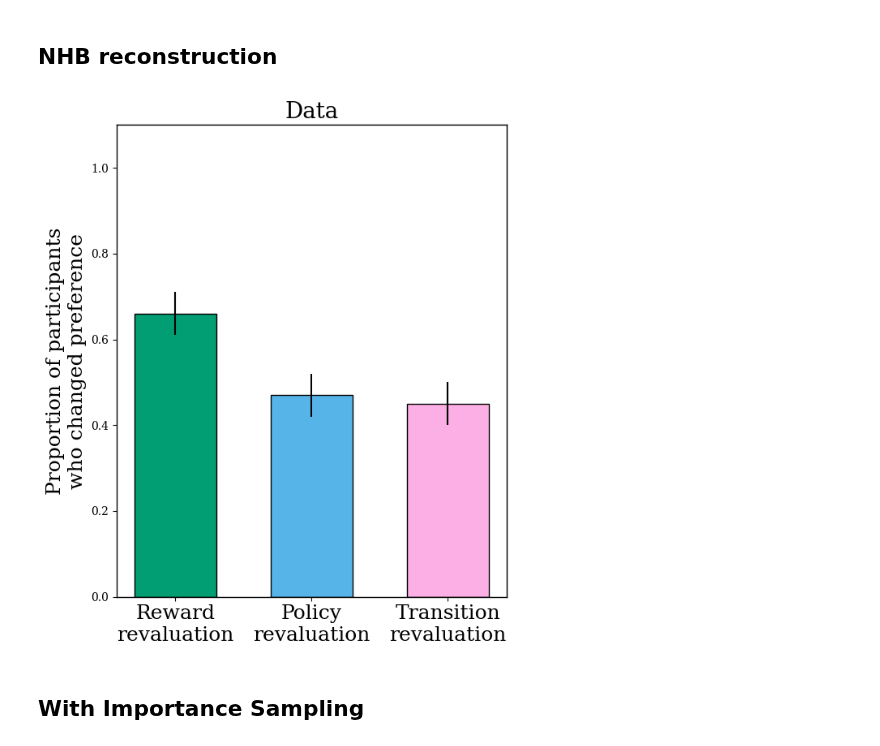
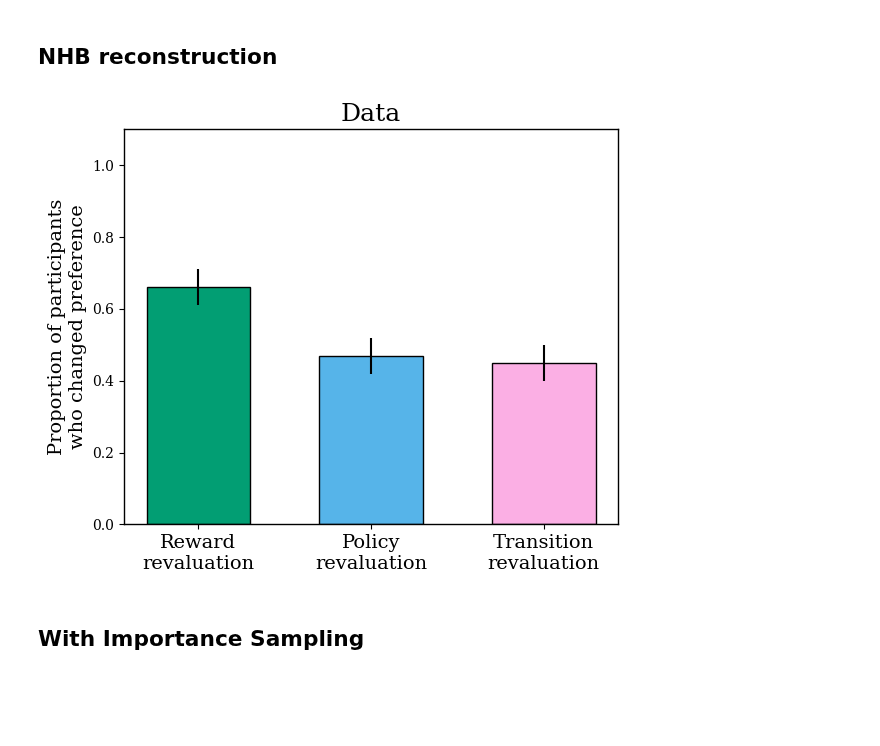
Before and after one commit to ArminBaz/SR-IS, a Jupyter notebook: src/reval_nhb.ipynb, the cells around one changed output. Saved outputs shown, nothing was run; the diff lists cells and outputs as text; code cells hidden in the pictures; blank space fills up the shorter version.

Commit message:
updated plots

```diff
--- a/src/reval_nhb.ipynb
+++ b/src/reval_nhb.ipynb
@@ -576,7 +576,7 @@ def create_bar_plot(means, colors, ylabel, xlabels, std=None, title=None, save_p
     plt.rcParams['font.family'] = 'serif'
 
     # Create the plot
-    fig, ax = plt.subplots(figsize=(6, 7))
+    fig, ax = plt.subplots(figsize=(6, 5))
     x = np.arange(len(means)) * 0.25
 
     # Plot the bars with black edge color
@@ -587,10 +587,10 @@ def create_bar_plot(means, colors, ylabel, xlabels, std=None, title=None, save_p
         ax.errorbar(x, means, yerr=std, fmt='none', color='black', capsize=0)
 
     # Customize the plot
-    ax.set_ylabel(ylabel, fontsize=18)
-    ax.set_title(title, fontsize=20) if title else None
+    ax.set_ylabel(ylabel, fontsize=14)
+    ax.set_title(title, fontsize=18) if title else None
     ax.set_xticks(x)
-    ax.set_xticklabels(xlabels, rotation=0, ha='center', fontsize=18)
+    ax.set_xticklabels(xlabels, rotation=0, ha='center', fontsize=14)
 
     # Set y-axis limits and ticks
     ax.set_ylim(0.2, 1.1)
@@ -620,18 +620,18 @@ def create_bar_plot(means, colors, ylabel, xlabels, std=None, title=None, save_p
 # %% [markdown]
 ## NHB reconstruction
 # %%
-# save_path = save_dir + "NHB_data.png"
-save_path = None
+save_path = save_dir + "NHB_data.png"
+# save_path = None
 nhb_means = [0.66, 0.47, 0.45]
 nhb_stds = [0.05, 0.05, 0.05]
 xlabels = ['Reward\nrevaluation', 'Policy\nrevaluation', 'Transition\nrevaluation']
 colors = [2, 9, 6]
 ylabel = 'Proportion of participants\nwho changed preference'
 
 # Call the function
 create_bar_plot(nhb_means, colors, ylabel, xlabels, std=nhb_stds, save_path=save_path, title="Data")
 # %% [output]
-[figure, old version]
+[figure, new version]
 # %% [markdown]
 ## With Importance Sampling
 # %%
```
Also changed, not shown: parts of 5 cells of this notebook.
